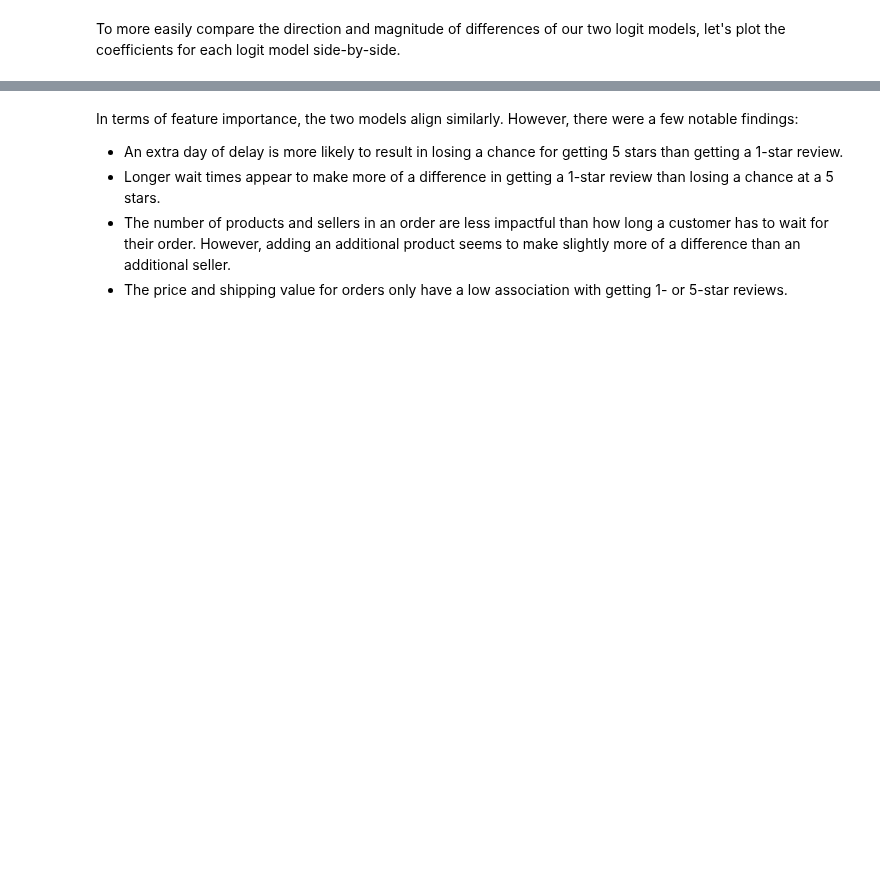
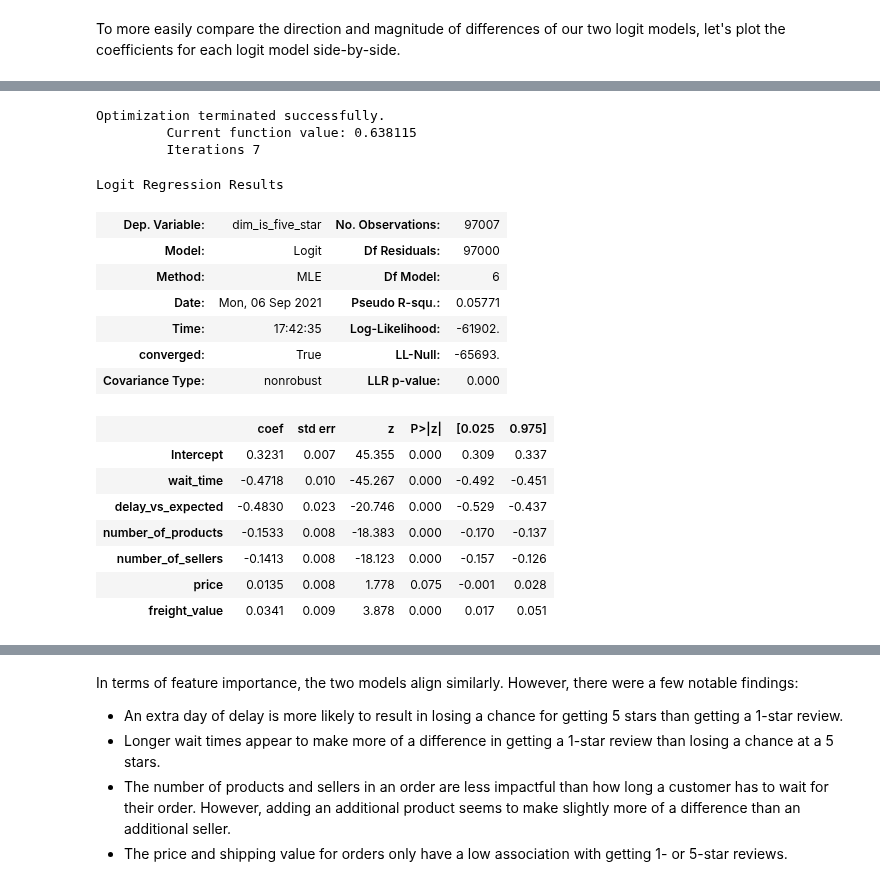
Before and after one commit to phlln/olist-analysis, a Jupyter notebook: notebooks/Orders Analysis.ipynb, the cells around one changed output, grey strips where cells are left out. Cells and saved outputs as stored; diff of their text form; code cells hidden in the pictures; blank space fills up the shorter version.

```diff
--- a/notebooks/Orders Analysis.ipynb
+++ b/notebooks/Orders Analysis.ipynb
@@ -697,0 +751,23 @@ The is_first_col function was deprecated in Matplotlib 3.4 and will be removed t
+# %%
+logit_five = smf.logit(formula='dim_is_five_star ~' + ' + '.join(features), data=orders_standardized).fit()
+logit_five.summary()
+# %% [output]
+Optimization terminated successfully.
+         Current function value: 0.638115
+         Iterations 7
+Logit Regression Results
+| Dep. Variable: | dim_is_five_star | No. Observations: | 97007 |
+| Model: | Logit | Df Residuals: | 97000 |
+| Method: | MLE | Df Model: | 6 |
+| Date: | Mon, 06 Sep 2021 | Pseudo R-squ.: | 0.05771 |
+| Time: | 17:42:35 | Log-Likelihood: | -61902. |
+| converged: | True | LL-Null: | -65693. |
+| Covariance Type: | nonrobust | LLR p-value: | 0.000 |
+|  | coef | std err | z | P>|z| | [0.025 | 0.975] |
+| Intercept | 0.3231 | 0.007 | 45.355 | 0.000 | 0.309 | 0.337 |
+| wait_time | -0.4718 | 0.010 | -45.267 | 0.000 | -0.492 | -0.451 |
+| delay_vs_expected | -0.4830 | 0.023 | -20.746 | 0.000 | -0.529 | -0.437 |
+| number_of_products | -0.1533 | 0.008 | -18.383 | 0.000 | -0.170 | -0.137 |
+| number_of_sellers | -0.1413 | 0.008 | -18.123 | 0.000 | -0.157 | -0.126 |
+| price | 0.0135 | 0.008 | 1.778 | 0.075 | -0.001 | 0.028 |
+| freight_value | 0.0341 | 0.009 | 3.878 | 0.000 | 0.017 | 0.051 |
```
Also changed, not shown: parts of 54 cells of this notebook, 2 other files.
